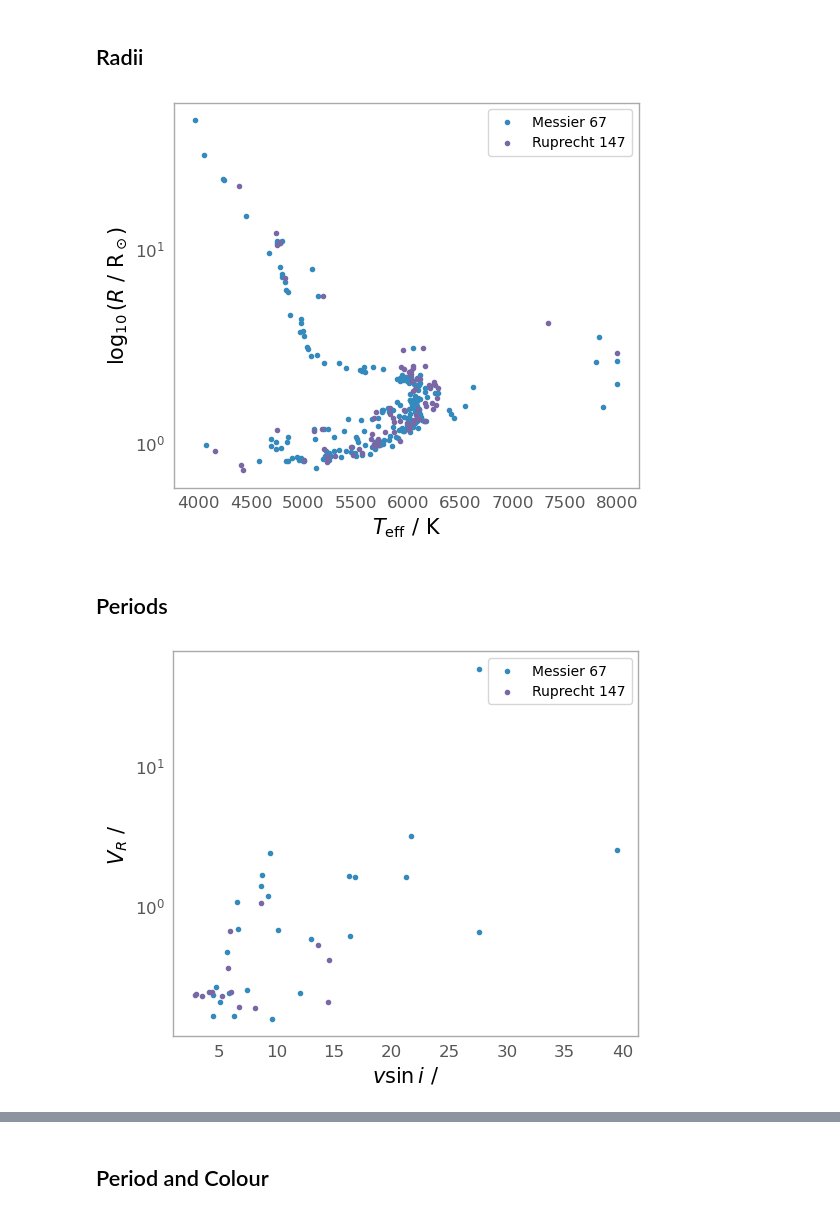
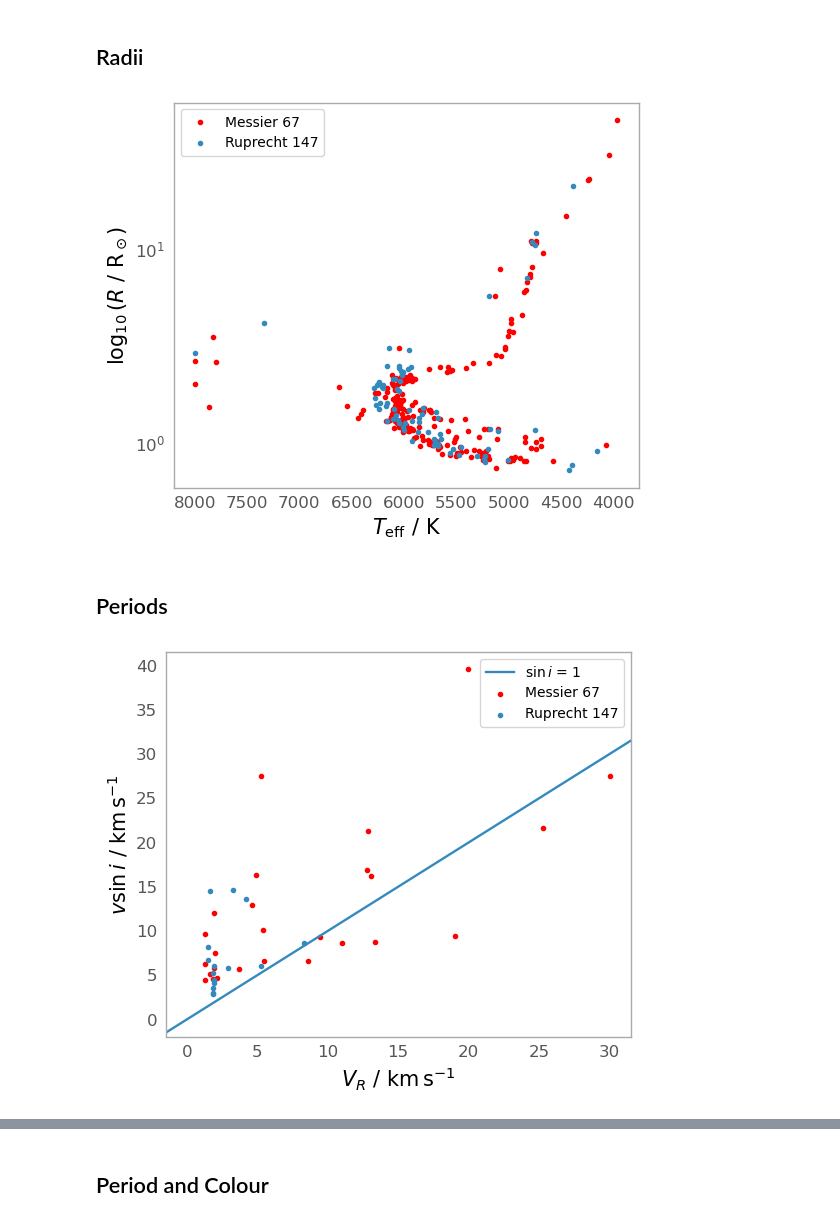
Before and after one commit to Rhianna2/Rhianna_ASTR3005, a Jupyter notebook: project_work.ipynb, the cells around one changed output, grey strips where cells are left out. Cells and saved outputs as stored; diff of their text form; code cells hidden in the pictures.

```diff
--- a/project_work.ipynb
+++ b/project_work.ipynb
@@ -16,6 +19,11 @@ GALAH_R147 = Table.read('R147_allstar_join.fits')
 GALAH_M67['gaiadr3_source_id'].name = 'GaiaDR3'
 GALAH_R147['gaiadr3_source_id'].name = 'GaiaDR2'
 
+GALAH_M67['Radius'] = np.sqrt(GALAH_M67['mass'] / 10**(GALAH_M67['logg'] -4.438)) #* u.solRad
+GALAH_R147['Radius'] = np.sqrt(GALAH_R147['mass'] / 10**(GALAH_R147['logg'] -4.438)) #* u.solRad
+
+GALAH_M67['vsini'] *= u.km/u.s
+GALAH_R147['vsini'] *= u.km/u.s
 
 Gaudin_GALAH_M67 = join(Gaudin2023_M67,GALAH_M67,keys = 'GaiaDR3')
 Gaudin_GALAH_R147 = join(Gaudin2023_R147,GALAH_R147,keys = 'GaiaDR2')
@@ -31,19 +33,21 @@ Gaudin_GALAH_R147['Radius'] = np.sqrt(Gaudin_GALAH_R147['mass'] / 10**(Gaudin_GA
 ## Radii
 # %%
 plt.figure(figsize = [6,5])
-plt.scatter(GALAH_M67['teff'], GALAH_M67['Radius'], label='Messier 67', marker='.')
+plt.scatter(GALAH_M67['teff'], GALAH_M67['Radius'], label='Messier 67', marker='.', color = 'r')
 plt.scatter(GALAH_R147['teff'], GALAH_R147['Radius'], label='Ruprecht 147', marker='.')
 plt.xlabel(r'$T_\mathrm{eff}~/~\mathrm{K}$', fontsize=15)
 plt.ylabel(r'$\log_{10} \left( R~/~\mathrm{R_\odot}\right)$', fontsize=15)
 
 plt.yscale('log')  # Set the y-axis to logarithmic scale
+#plt.xlim(8200, 3800)
+plt.xlim(plt.xlim()[::-1])
 plt.legend(fontsize =10)  # Add legend if you have multiple scatter plots
 plt.tight_layout
 plt.grid(False)
 plt.savefig('logR_vs_T.png', dpi=200, bbox_inches="tight")
 plt.show()
 # %% [output]
-[figure, old version]
+[figure, new version]
 # %% [markdown]
 ## Periods
 # %%
@@ -52,16 +56,17 @@ Gaudin_GALAH_R147['RotationalVelocity'] = (2 * np.pi * Gaudin_GALAH_R147['Radius
 # %%
 plt.figure(figsize = [6,5])
-plt.scatter(Gaudin_GALAH_M67['vsini'], Gaudin_GALAH_M67['RotationalVelocity'], label='Messier 67', marker='.')
-plt.scatter(Gaudin_GALAH_R147['vsini'], Gaudin_GALAH_R147['RotationalVelocity'], label='Ruprecht 147', marker='.')
+plt.axline((0,0),slope=1, label = r'$\sin i$ = 1')
+plt.scatter(Gaudin_GALAH_M67['RotationalVelocity'].clip(max=30), Gaudin_GALAH_M67['vsini'], label='Messier 67', marker='.', color = 'r')
+plt.scatter(Gaudin_GALAH_R147['RotationalVelocity'].clip(max=30), Gaudin_GALAH_R147['vsini'], label='Ruprecht 147', marker='.')
 
-plt.xlabel(r'$v\sin{i} ~/~$', fontsize=15)
-plt.ylabel(r'$V_R ~/~$', fontsize=15)
+plt.ylabel(r'$v\sin{i} ~/~ \mathrm{km\,s^{-1}}$', fontsize=15)
+plt.xlabel(r'$V_R ~/~ \mathrm{km\,s^{-1}}$', fontsize=15)
 
-plt.yscale('log')
+#plt.yscale('log')
 plt.tight_layout
 plt.legend(fontsize =10)
 plt.grid(False)
 plt.savefig('RV_vs_vsini.png', dpi=200, bbox_inches="tight")
 plt.show()
 # %% [output]
-[figure, old version]
+[figure, new version]
```
Also changed, not shown: parts of 8 cells of this notebook, 2 other files.
